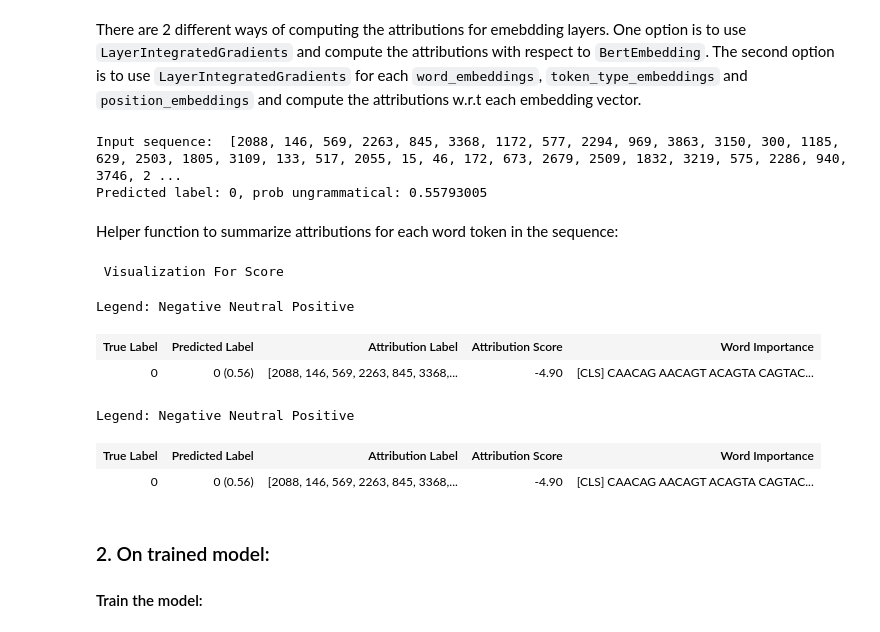
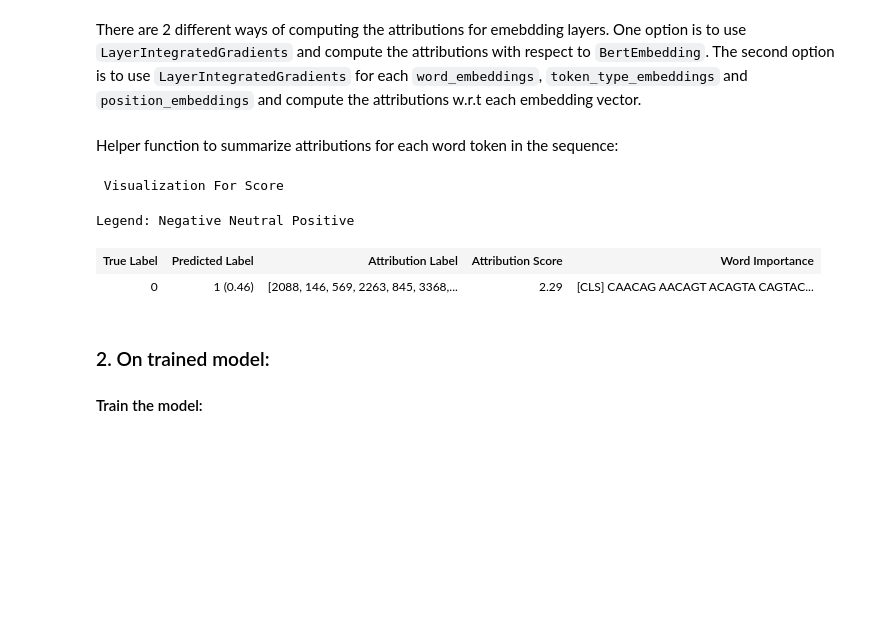
Before and after one commit to ML-Bioinfo-CEITEC/DNA-pretraining, a Jupyter notebook: experiments/interpretability/bert_seq_classification_captum.ipynb, the cells around one changed output. Cells and saved outputs as stored; diff of their text form; code cells hidden in the pictures; blank space fills up the shorter version.

```diff
--- a/experiments/interpretability/bert_seq_classification_captum.ipynb
+++ b/experiments/interpretability/bert_seq_classification_captum.ipynb
@@ -171,7 +163,8 @@ print(dataset_train_tokenized[0]['input_ids'])
 *Helper function to perform forward pass of the model and make predictions:*
 # %%
 def predict(inputs):
-    return model(inputs)[0]
+    score = model(inputs)[0]
+    return score
 # %% [markdown]
 *Custom forward function that will allow us to access the postitions of our prediction using position input argument:*
 # %%
@@ -272,5 +231,5 @@ Let's numericalize the input `text` and generate corresponding baselines/referen
 # %%
-input_ids, ref_input_ids, sep_id = construct_input_ref_pair(text, ref_token_id, sep_token_id, cls_token_id)
+input_ids, ref_input_ids, sep_id = construct_input_ref_pair(sample1, ref_token_id, sep_token_id, cls_token_id)
 print(input_ids)
 print(ref_input_ids)
 print(sep_id)
@@ -384,13 +270,3 @@ attributions, delta = lig.attribute(inputs=input_ids,
-# %%
-score = predict(input_ids)
-
-print('Input sequence: ', text)
-# cuda error: https://stackoverflow.com/questions/53900910/typeerror-can-t-convert-cuda-tensor-to-numpy-use-tensor-cpu-to-copy-the-tens
-# updated torch.argmax(score[0]).numpy() -> torch.argmax(score[0]).cpu().data.numpy()
-print('Predicted label: ' + str(torch.argmax(score[0]).cpu().data.numpy()) + ', prob ungrammatical: ' + str(torch.softmax(score, dim = 1)[0][0].detach().cpu().data.numpy()))
-# %% [output]
-Input sequence:  [2088, 146, 569, 2263, 845, 3368, 1172, 577, 2294, 969, 3863, 3150, 300, 1185, 629, 2503, 1805, 3109, 133, 517, 2055, 15, 46, 172, 673, 2679, 2509, 1832, 3219, 575, 2286, 940, 3746, 2 ...
-Predicted label: 0, prob ungrammatical: 0.55793005
 # %% [markdown]
 Helper function to summarize attributions for each word token in the sequence:
 # %%
@@ -403,25 +277,32 @@ attributions_sum = summarize_attributions(attributions)
 # %%
-# storing couple samples in an array for visualization purposes
-score_vis = viz.VisualizationDataRecord(
-                        attributions_sum,
-                        torch.softmax(score, dim = 1)[0][0],
-                        torch.argmax(torch.softmax(score, dim = 1)[0]),
-                        0,
-                        text,
-                        attributions_sum.sum(),
-                        all_tokens,
-                        delta)
+def interpret_and_visualize(tokenized_sample, label):
+    input_ids, ref_input_ids, sep_id = construct_input_ref_pair(tokenized_sample, ref_token_id, sep_token_id, cls_token_id)
+    score = predict(input_ids)
 
-print('\033[1m', 'Visualization For Score', '\033[0m')
-viz.visualize_text([score_vis])
+    attributions, delta = lig.attribute(inputs=input_ids,
+                                    baselines=ref_input_ids,
+                                    return_convergence_delta=True)
+
+    indices = input_ids[0].detach().tolist()
+
+    all_tokens = tokenizer.convert_ids_to_tokens(indices)
+
+    attributions_sum = summarize_attributions(attributions)
+
+    score_vis = viz.VisualizationDataRecord(
+        attributions_sum, torch.softmax(score, dim=1)[0][0],
+        torch.argmax(torch.softmax(score, dim=1)[0]), label, tokenized_sample,
+        attributions_sum.sum(), all_tokens, delta)
+
+    print('\033[1m', 'Visualization For Score', '\033[0m')
+    viz.visualize_text([score_vis])
-# %% [output]
- Visualization For Score
-Legend: Negative Neutral Positive
-| True Label | Predicted Label | Attribution Label | Attribution Score | Word Importance |
-| 0 | 0 (0.56) | [2088, 146, 569, 2263, 845, 3368,... | -4.90 | [CLS] CAACAG AACAGT ACAGTA CAGTAC... |
-Legend: Negative Neutral Positive
-| True Label | Predicted Label | Attribution Label | Attribution Score | Word Importance |
-| 0 | 0 (0.56) | [2088, 146, 569, 2263, 845, 3368,... | -4.90 | [CLS] CAACAG AACAGT ACAGTA CAGTAC... |
+# %%
+interpret_and_visualize(sample1, sample_label1)
+# %% [output]
+ Visualization For Score
+Legend: Negative Neutral Positive
+| True Label | Predicted Label | Attribution Label | Attribution Score | Word Importance |
+| 0 | 1 (0.46) | [2088, 146, 569, 2263, 845, 3368,... | 2.29 | [CLS] CAACAG AACAGT ACAGTA CAGTAC... |
 # %% [markdown]
 ### 2. On trained model:
 
```
Also changed, not shown: parts of 46 cells of this notebook.
